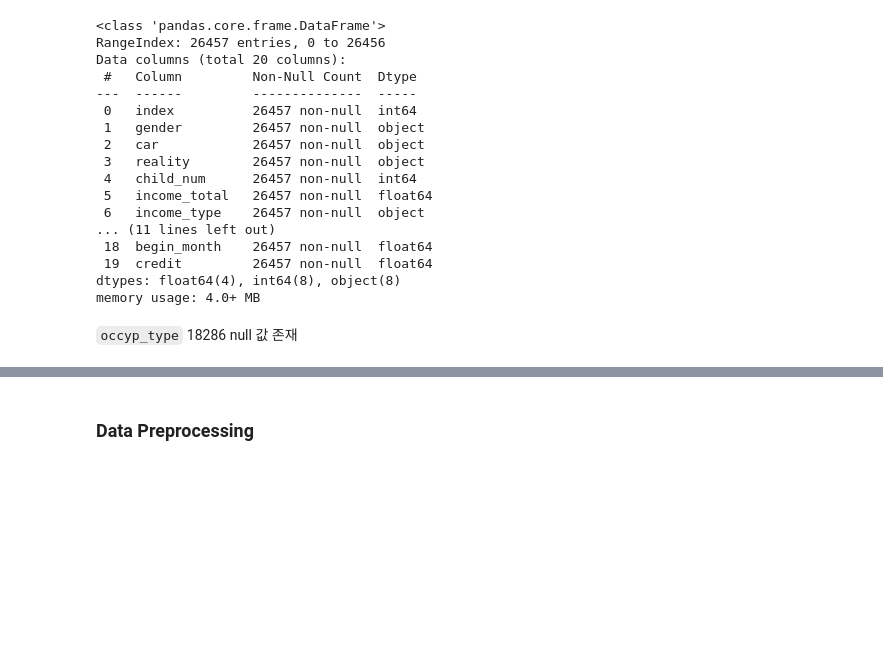
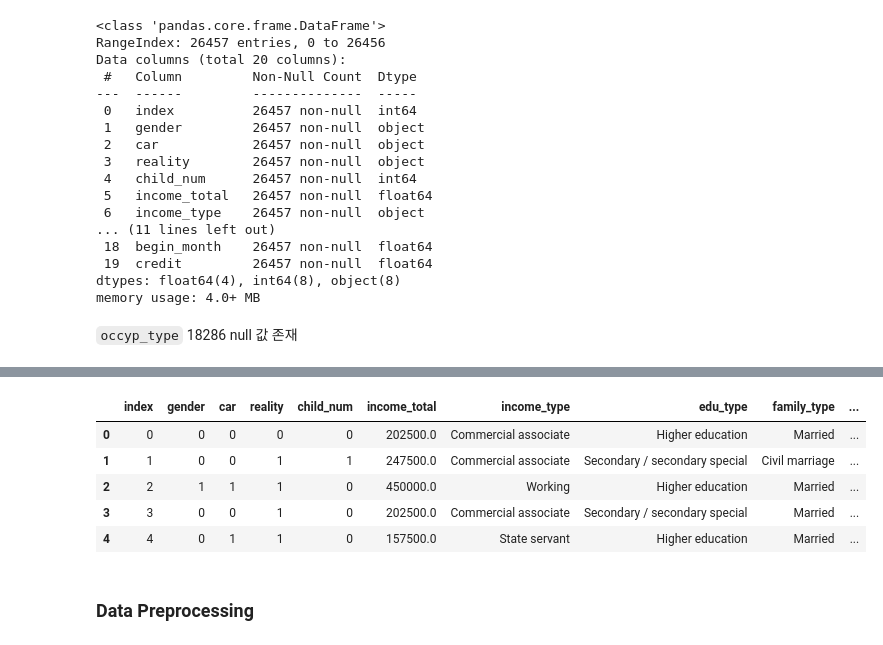
Before and after one commit to SeungukJeong/LIKELION_Semi_Project_03, a Jupyter notebook: seunguk_baseline.ipynb, the cells around one changed output, grey strips where cells are left out. Drawn from its saved outputs; the diff is of its cells as text; code cells hidden in the pictures; blank space fills up the shorter version.

```diff
--- a/seunguk_baseline.ipynb
+++ b/seunguk_baseline.ipynb
@@ -92,6 +92,15 @@ train.describe()
 | 50% | 13228.000000 | 0.000000 | 1.575000e+05 | -15547.000000 | -1539.000000 | 1.0 | 0.000000 | 0.000000 | 0.000000 | ... |
 | 75% | 19842.000000 | 1.000000 | 2.250000e+05 | -12446.000000 | -407.000000 | 1.0 | 0.000000 | 1.000000 | 0.000000 | ... |
 | max | 26456.000000 | 19.000000 | 1.575000e+06 | -7705.000000 | 365243.000000 | 1.0 | 1.000000 | 1.000000 | 1.000000 | ... |
+# %%
+train.head()
+# %% [output]
+|  | index | gender | car | reality | child_num | income_total | income_type | edu_type | family_type | ... |
+| 0 | 0 | 0 | 0 | 0 | 0 | 202500.0 | Commercial associate | Higher education | Married | ... |
+| 1 | 1 | 0 | 0 | 1 | 1 | 247500.0 | Commercial associate | Secondary / secondary special | Civil marriage | ... |
+| 2 | 2 | 1 | 1 | 1 | 0 | 450000.0 | Working | Higher education | Married | ... |
+| 3 | 3 | 0 | 0 | 1 | 0 | 202500.0 | Commercial associate | Secondary / secondary special | Married | ... |
+| 4 | 4 | 0 | 1 | 1 | 0 | 157500.0 | State servant | Higher education | Married | ... |
 # %% [markdown]
 ### Data Preprocessing
 # %% [markdown]
```
Also changed, not shown: parts of 14 cells of this notebook, 1 other file.
